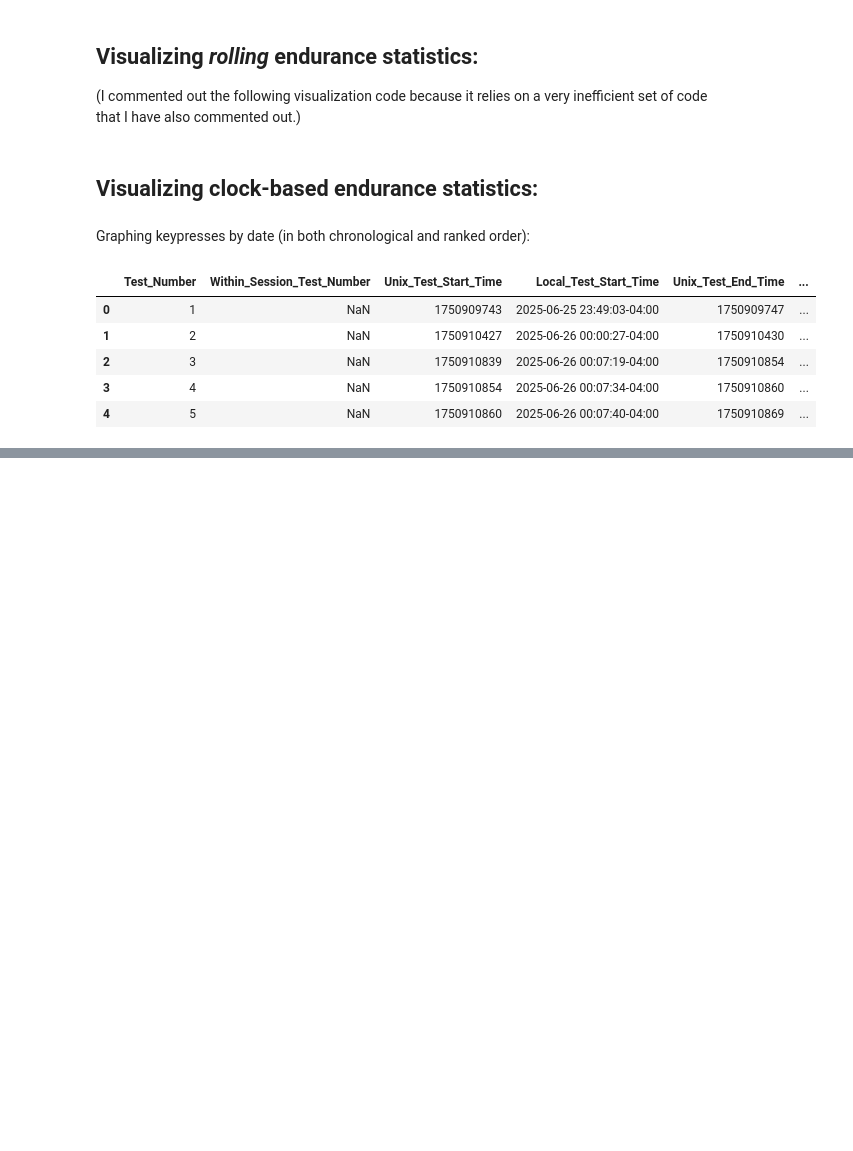
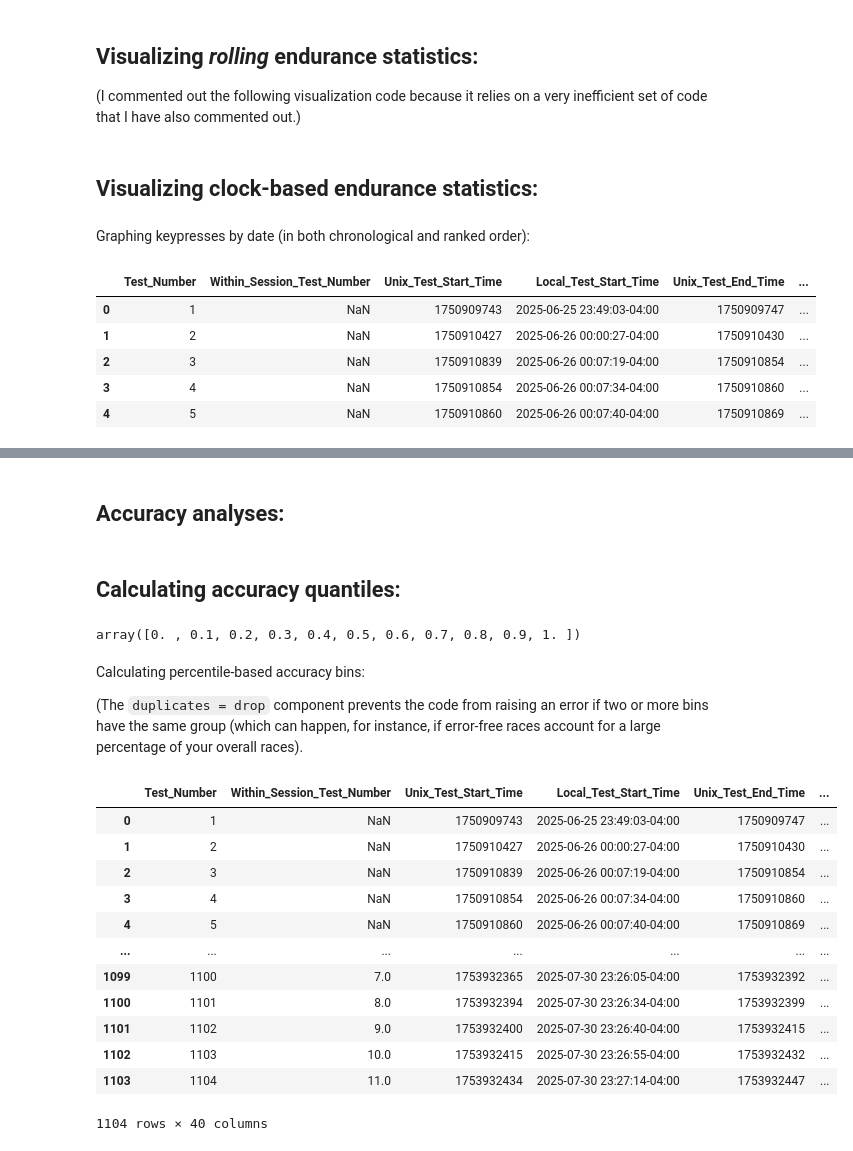
Before and after one commit to redzimski/cpp_tttb, a Jupyter notebook: build/sp_visualizations.ipynb, the cells around one changed output, grey strips where cells are left out. Drawn from its saved outputs; the diff is of its cells as text; code cells hidden in the pictures; blank space fills up the shorter version.

```diff
--- a/build/sp_visualizations.ipynb
+++ b/build/sp_visualizations.ipynb
@@ -345,3 +344,5 @@ fig_wpm_by_session_num_comparison.write_html(
     f'{sp_visualizations_folder}/WPM_by_Within_Session_Test_Number.html',
     include_plotlyjs='cdn')
 # fig_wpm_by_session_num_comparison
+# %% [markdown]
+## Accuracy analyses:
@@ -347,0 +353,32 @@ fig_wpm_by_session_num_comparison.write_html(
+# %% [markdown]
+## Calculating accuracy quantiles:
+# %%
+# Creating a list of deciles:
+decile_list = np.arange(0, 1.01, 0.1)
+decile_list
+# %% [output]
+array([0. , 0.1, 0.2, 0.3, 0.4, 0.5, 0.6, 0.7, 0.8, 0.9, 1. ])
+# %% [markdown]
+Calculating percentile-based accuracy bins:
+
+(The `duplicates = drop` component prevents the code from raising an error if two or more bins have the same group (which can happen, for instance, if error-free races account for a large percentage of your overall races).
+# %%
+df_tr['Error/backspace rate bin'] = pd.qcut(
+    df_tr['Error_and_Backspace_Rate'], 10, duplicates = 'drop').astype(
+'str')
+
+df_tr
+# %% [output]
+|  | Test_Number | Within_Session_Test_Number | Unix_Test_Start_Time | Local_Test_Start_Time | Unix_Test_End_Time | ... |
+| 0 | 1 | NaN | 1750909743 | 2025-06-25 23:49:03-04:00 | 1750909747 | ... |
+| 1 | 2 | NaN | 1750910427 | 2025-06-26 00:00:27-04:00 | 1750910430 | ... |
+| 2 | 3 | NaN | 1750910839 | 2025-06-26 00:07:19-04:00 | 1750910854 | ... |
+| 3 | 4 | NaN | 1750910854 | 2025-06-26 00:07:34-04:00 | 1750910860 | ... |
+| 4 | 5 | NaN | 1750910860 | 2025-06-26 00:07:40-04:00 | 1750910869 | ... |
+| ... | ... | ... | ... | ... | ... | ... |
+| 1099 | 1100 | 7.0 | 1753932365 | 2025-07-30 23:26:05-04:00 | 1753932392 | ... |
+| 1100 | 1101 | 8.0 | 1753932394 | 2025-07-30 23:26:34-04:00 | 1753932399 | ... |
+| 1101 | 1102 | 9.0 | 1753932400 | 2025-07-30 23:26:40-04:00 | 1753932415 | ... |
+| 1102 | 1103 | 10.0 | 1753932415 | 2025-07-30 23:26:55-04:00 | 1753932432 | ... |
+| 1103 | 1104 | 11.0 | 1753932434 | 2025-07-30 23:27:14-04:00 | 1753932447 | ... |
+1104 rows × 40 columns
```
Also changed, not shown: parts of 18 cells of this notebook, 22 other files.
